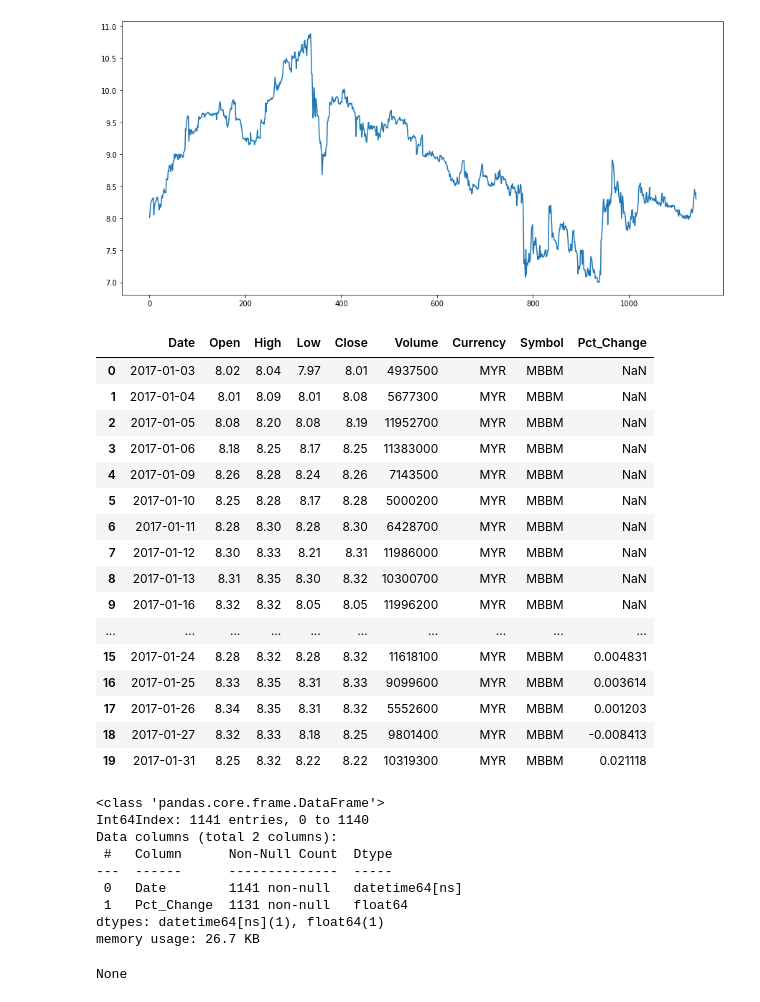
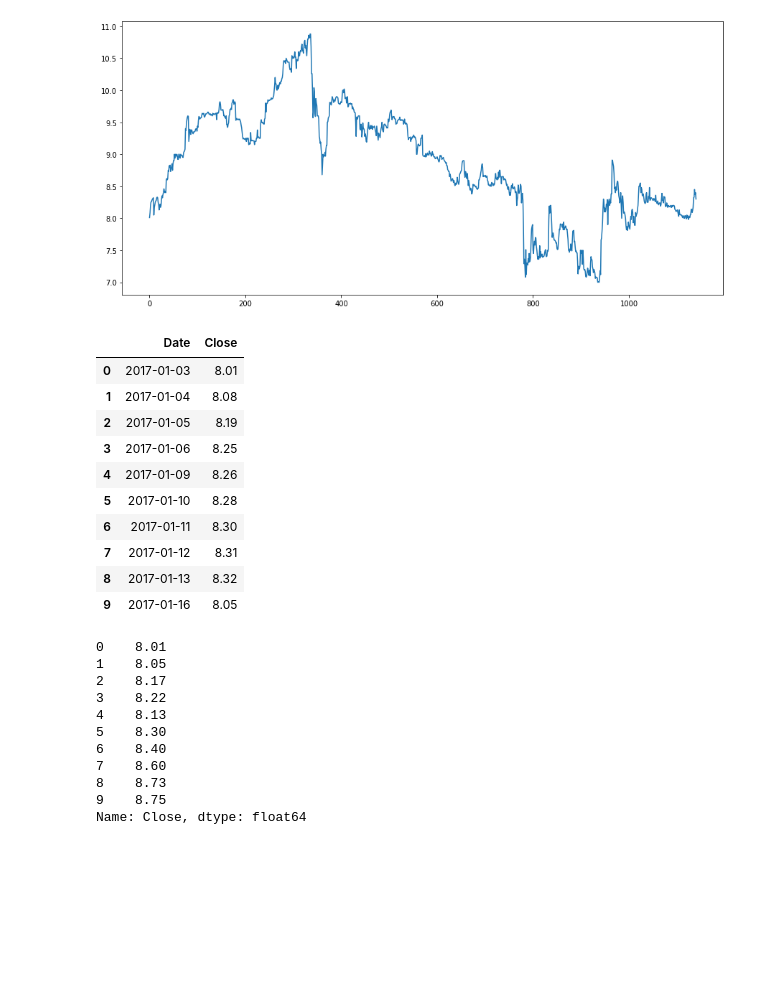
Before and after one commit to alpha2phi/jupyter-notebooks, a Jupyter notebook: nbs/02_01_stocks_machine_learning.ipynb, the cells around one changed output. Drawn from its saved outputs; the diff is of its cells as text; code cells hidden in the pictures; blank space fills up the shorter version.

```diff
--- a/nbs/02_01_stocks_machine_learning.ipynb
+++ b/nbs/02_01_stocks_machine_learning.ipynb
@@ -97,39 +97,37 @@ df_stock['Close'].plot(figsize = (15,7))
 # %% [output]
 <AxesSubplot:>
 [figure]
-# %%
-df_stock['Pct_Change'] = df_stock['Close'].pct_change(periods=10)
-display(df_stock.head(20))
-# %% [output]
-|  | Date | Open | High | Low | Close | Volume | Currency | Symbol | Pct_Change |
-| 0 | 2017-01-03 | 8.02 | 8.04 | 7.97 | 8.01 | 4937500 | MYR | MBBM | NaN |
-| 1 | 2017-01-04 | 8.01 | 8.09 | 8.01 | 8.08 | 5677300 | MYR | MBBM | NaN |
-| 2 | 2017-01-05 | 8.08 | 8.20 | 8.08 | 8.19 | 11952700 | MYR | MBBM | NaN |
-| 3 | 2017-01-06 | 8.18 | 8.25 | 8.17 | 8.25 | 11383000 | MYR | MBBM | NaN |
-| 4 | 2017-01-09 | 8.26 | 8.28 | 8.24 | 8.26 | 7143500 | MYR | MBBM | NaN |
-| 5 | 2017-01-10 | 8.25 | 8.28 | 8.17 | 8.28 | 5000200 | MYR | MBBM | NaN |
-| 6 | 2017-01-11 | 8.28 | 8.30 | 8.28 | 8.30 | 6428700 | MYR | MBBM | NaN |
-| 7 | 2017-01-12 | 8.30 | 8.33 | 8.21 | 8.31 | 11986000 | MYR | MBBM | NaN |
-| 8 | 2017-01-13 | 8.31 | 8.35 | 8.30 | 8.32 | 10300700 | MYR | MBBM | NaN |
-| 9 | 2017-01-16 | 8.32 | 8.32 | 8.05 | 8.05 | 11996200 | MYR | MBBM | NaN |
-| ... | ... | ... | ... | ... | ... | ... | ... | ... | ... |
-| 15 | 2017-01-24 | 8.28 | 8.32 | 8.28 | 8.32 | 11618100 | MYR | MBBM | 0.004831 |
-| 16 | 2017-01-25 | 8.33 | 8.35 | 8.31 | 8.33 | 9099600 | MYR | MBBM | 0.003614 |
-| 17 | 2017-01-26 | 8.34 | 8.35 | 8.31 | 8.32 | 5552600 | MYR | MBBM | 0.001203 |
-| 18 | 2017-01-27 | 8.32 | 8.33 | 8.18 | 8.25 | 9801400 | MYR | MBBM | -0.008413 |
-| 19 | 2017-01-31 | 8.25 | 8.32 | 8.22 | 8.22 | 10319300 | MYR | MBBM | 0.021118 |
-# %%
-df_analysis = df_stock[['Date', 'Pct_Change']]
-display(df_analysis.info())
-# %% [output]
-<class 'pandas.core.frame.DataFrame'>
-Int64Index: 1141 entries, 0 to 1140
-Data columns (total 2 columns):
- #   Column      Non-Null Count  Dtype
----  ------      --------------  -----
- 0   Date        1141 non-null   datetime64[ns]
- 1   Pct_Change  1131 non-null   float64
-dtypes: datetime64[ns](1), float64(1)
-memory usage: 26.7 KB
-None
+# %%
+# Features to test
+INTERVAL = 5
+
+df_analysis = df_stock[['Date', 'Close']]
+display(df_analysis.head(10))
+df_interval_min = df_analysis['Close'].groupby(df_analysis.index // INTERVAL).min()
+df_interval_max = df_analysis['Close'].groupby(df_analysis.index // INTERVAL).max()
+
+display(df_interval_min.head(10))
+# %% [output]
+|  | Date | Close |
+| 0 | 2017-01-03 | 8.01 |
+| 1 | 2017-01-04 | 8.08 |
+| 2 | 2017-01-05 | 8.19 |
+| 3 | 2017-01-06 | 8.25 |
+| 4 | 2017-01-09 | 8.26 |
+| 5 | 2017-01-10 | 8.28 |
+| 6 | 2017-01-11 | 8.30 |
+| 7 | 2017-01-12 | 8.31 |
+| 8 | 2017-01-13 | 8.32 |
+| 9 | 2017-01-16 | 8.05 |
+0    8.01
+1    8.05
+2    8.17
+3    8.22
+4    8.13
+5    8.30
+6    8.40
+7    8.60
+8    8.73
+9    8.75
+Name: Close, dtype: float64
 # %%
```
Also changed, not shown: parts of 3 cells of this notebook, 1 other file.
